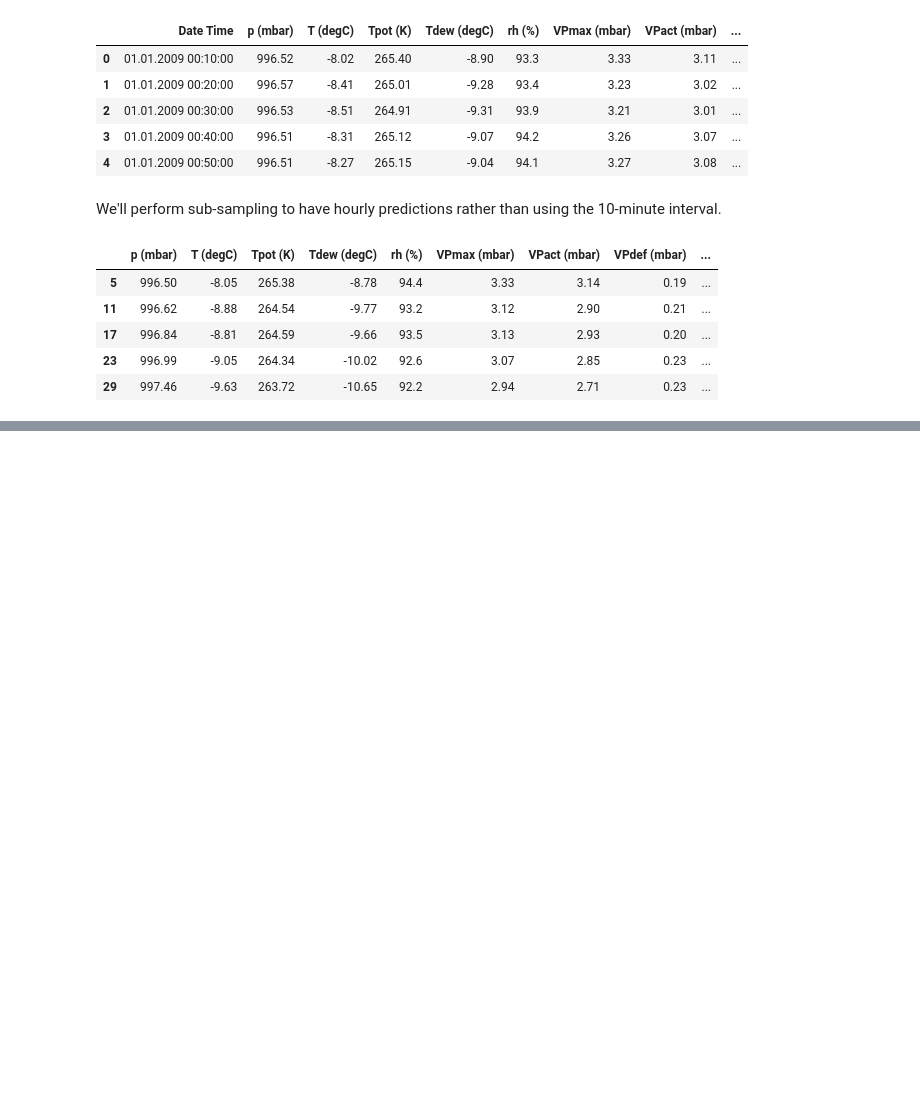
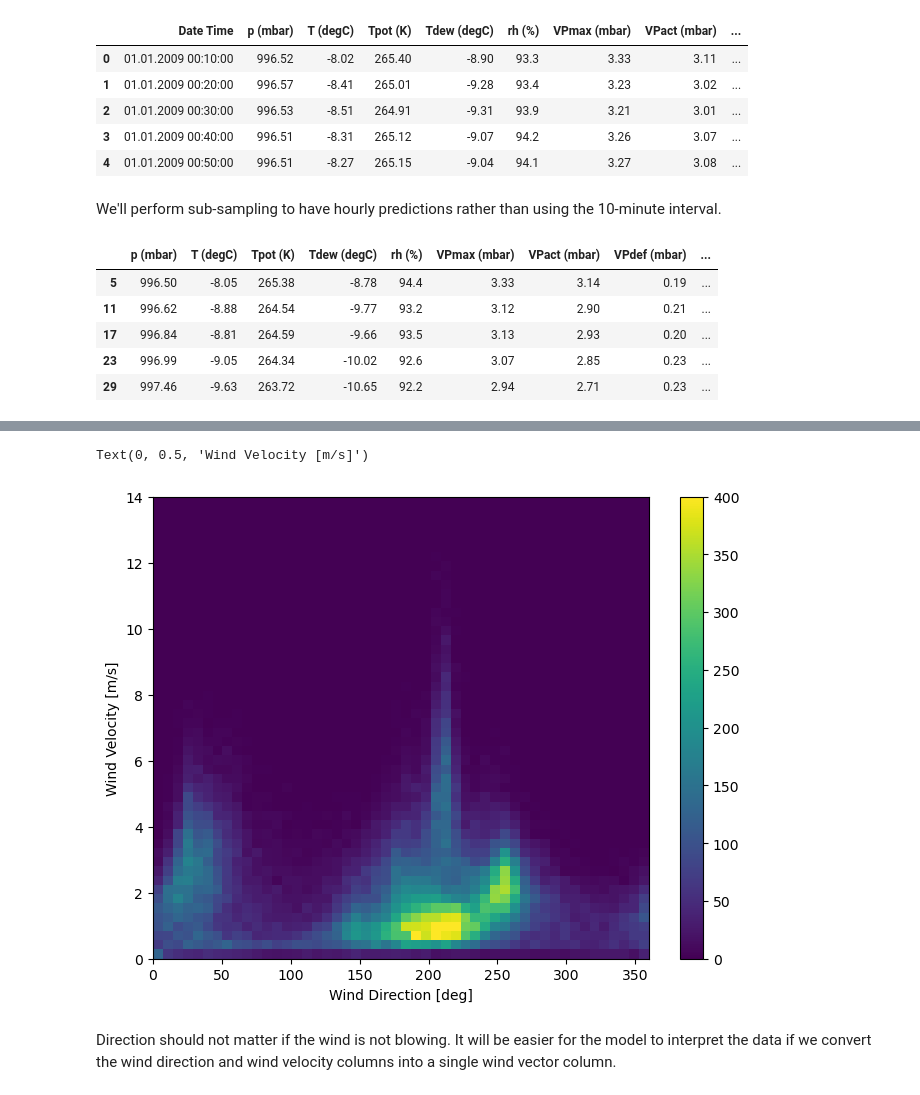
Before and after one commit to mrdchua/Time-Series-Analysis, a Jupyter notebook: intro_time_series_analysis.ipynb, the cells around one changed output, grey strips where cells are left out. Drawn from its saved outputs; the diff is of its cells as text; code cells hidden in the pictures; blank space fills up the shorter version.

```diff
--- a/intro_time_series_analysis.ipynb
+++ b/intro_time_series_analysis.ipynb
@@ -78,0 +168,10 @@ df.head()
+# %%
+plt.hist2d(df['wd (deg)'], df['wv (m/s)'], bins=(50, 50), vmax=400)
+plt.colorbar()
+plt.xlabel('Wind Direction [deg]')
+plt.ylabel('Wind Velocity [m/s]')
+# %% [output]
+Text(0, 0.5, 'Wind Velocity [m/s]')
+[figure, added]
+# %% [markdown]
+Direction should not matter if the wind is not blowing. It will be easier for the model to interpret the data if we convert the wind direction and wind velocity columns into a single wind vector column.
```
Also changed, not shown: parts of 40 cells of this notebook.
